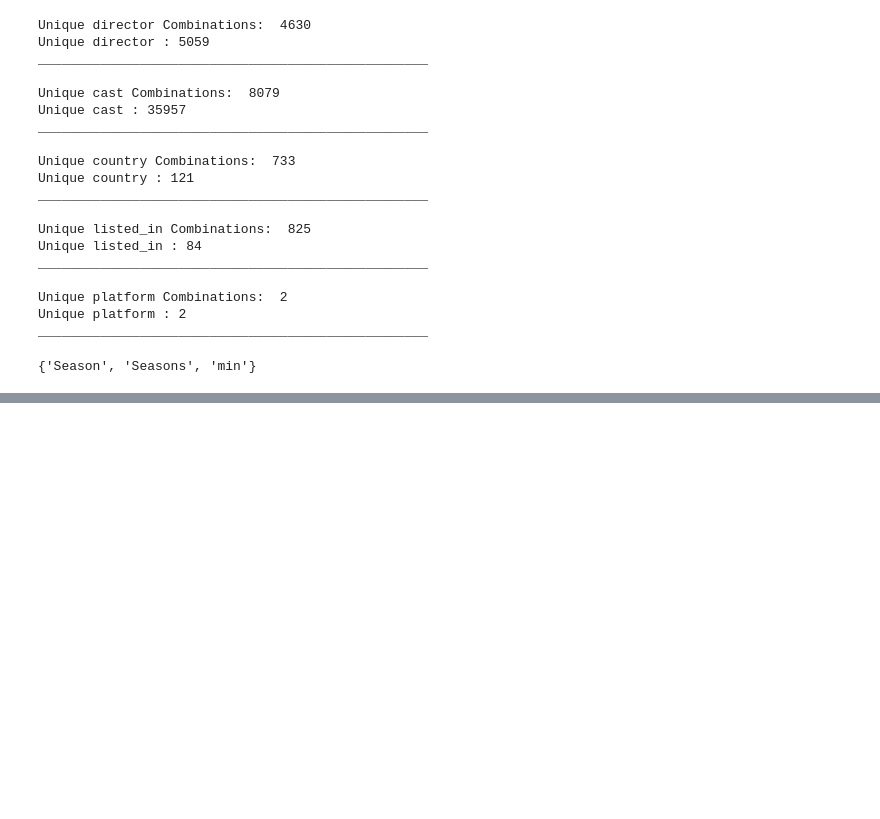
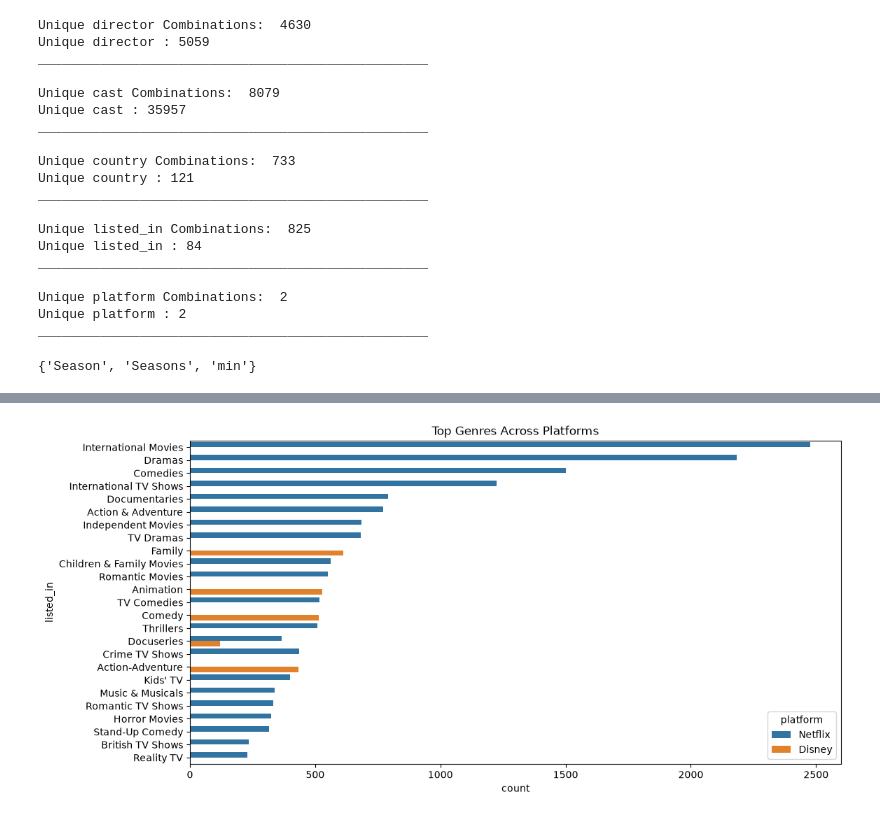
Before and after one commit to rishab311097/rishab-ensemble, a Jupyter notebook: EDA.ipynb, the cells around one changed output, grey strips where cells are left out. Saved outputs shown, nothing was run; the diff lists cells and outputs as text; code cells hidden in the pictures; blank space fills up the shorter version.

```diff
--- a/EDA.ipynb
+++ b/EDA.ipynb
@@ -171,0 +206,20 @@ set(map(lambda x: str(x).split(' ')[1], OTT_DF['duration'].dropna().unique()))
+# %%
+# Check for top 25 generes that listed accross both platforms
+
+genre_df = OTT_DF.copy()
+top_genres = genre_df['listed_in'].value_counts().head(25).index
+
+genre_df['listed_in'] = genre_df['listed_in'].str.split(',')
+genre_df = genre_df.explode('listed_in')
+genre_df['listed_in'] = genre_df['listed_in'].str.strip()
+top_genres = genre_df['listed_in'].value_counts().head(25).index
+
+plt.figure(figsize=(12,6))
+sns.countplot(data=genre_df[genre_df['listed_in'].isin(top_genres)],
+              y='listed_in',
+              hue='platform',
+              order=top_genres)
+plt.title("Top Genres Across Platforms")
+plt.show()
+# %% [output]
+[figure, added]
```
Also changed, not shown: parts of 11 cells of this notebook, 6 other files.
